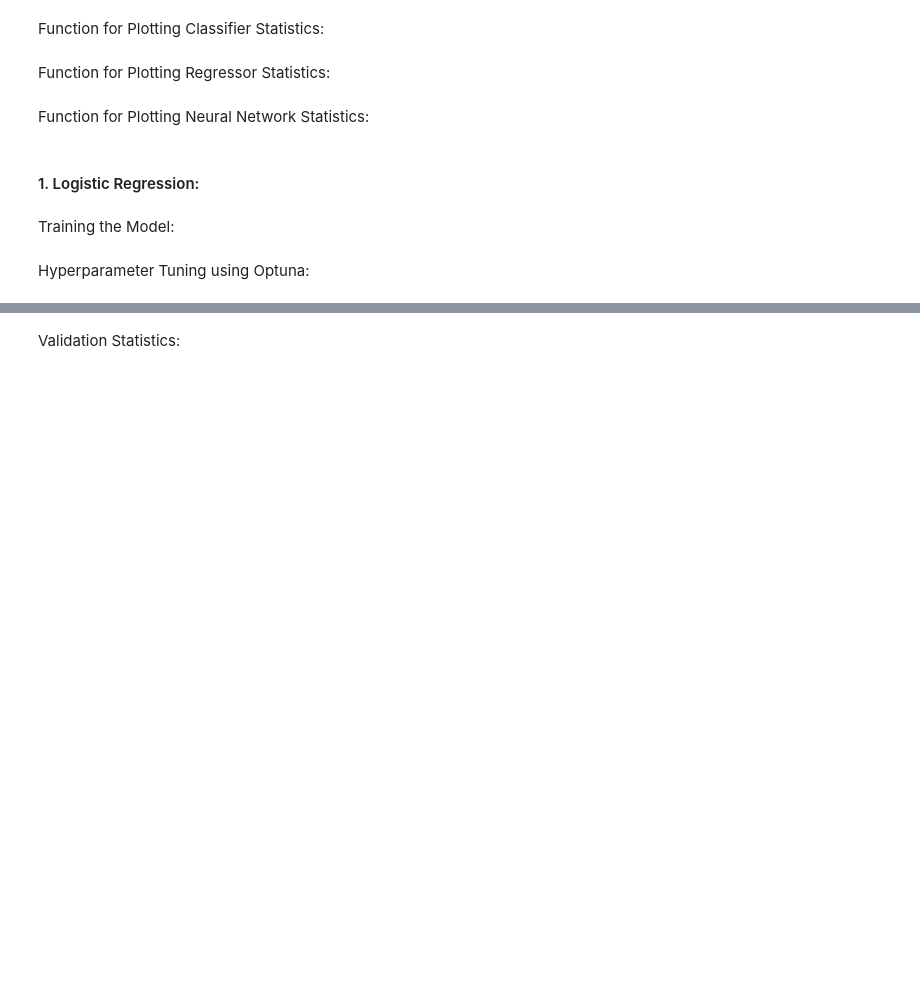
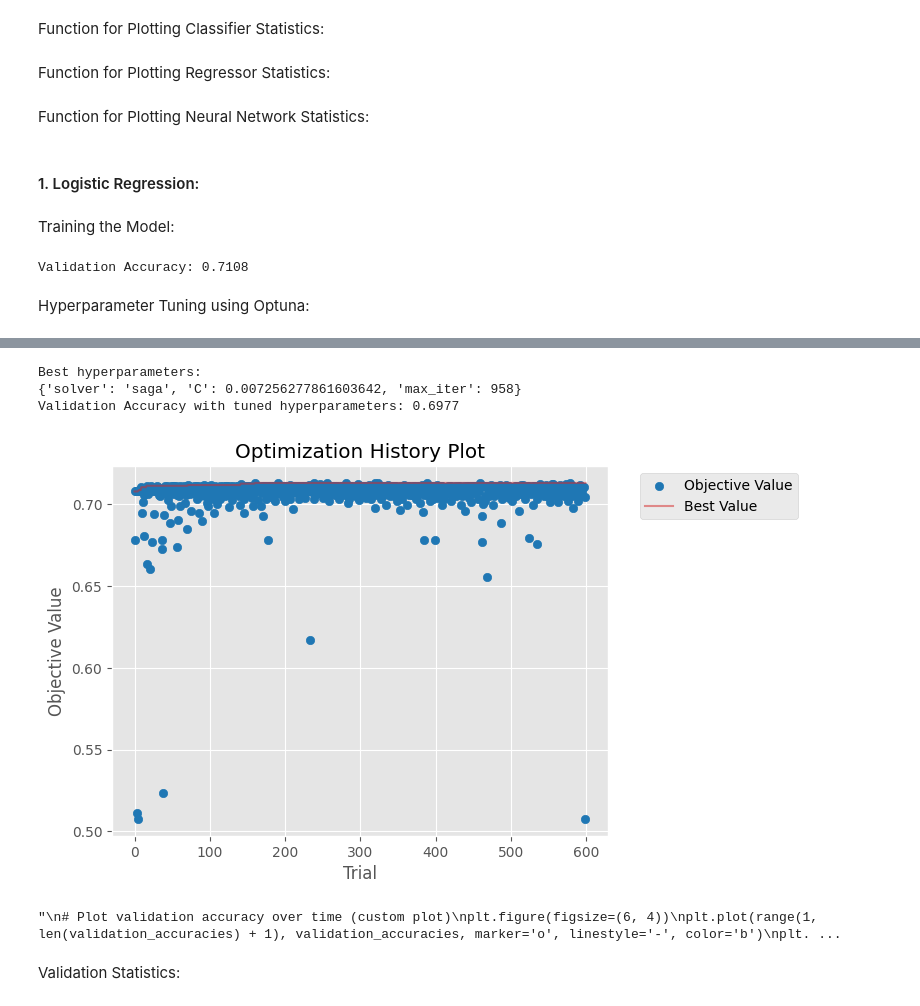
Before and after one commit to CaelynViljoen/ELEN4012A-Investigation-Project, a Jupyter notebook: Src/Training/NumericalData.ipynb, the cells around one changed output, grey strips where cells are left out. Cells and saved outputs as stored; diff of their text form; code cells hidden in the pictures; blank space fills up the shorter version.

```diff
--- a/Src/Training/NumericalData.ipynb
+++ b/Src/Training/NumericalData.ipynb
@@ -131,17 +209,17 @@ Standardise Dataset:
 scaler = StandardScaler()
 
 # Fit the scaler on the training data and transform both the train and val data
-X_train_scaled = scaler.fit_transform(X_train)
-X_val_scaled = scaler.transform(X_val)
+x_train_scaled = scaler.fit_transform(x_train)
+x_val_scaled = scaler.transform(x_val)
 
-x_test_scaled = scaler.fit_transform(X_test)
+x_test_scaled = scaler.fit_transform(x_test)
 
 # Optional: Convert the scaled data back into DataFrame (for readability purposes)
-X_train_scaled = pd.DataFrame(X_train_scaled, columns=X.columns)
-X_val_scaled = pd.DataFrame(X_val_scaled, columns=X.columns)
+x_train_scaled = pd.DataFrame(x_train_scaled, columns=x.columns)
+x_val_scaled = pd.DataFrame(x_val_scaled, columns=x.columns)
 
-x_test_scaled = pd.DataFrame(x_test_scaled, columns=X.columns)
+x_test_scaled = pd.DataFrame(x_test_scaled, columns=x.columns)
 
 # Display the first few rows of the scaled training data
 print("\nScaled training data:")
-display(X_train_scaled.head())
+display(x_train_scaled.head())
@@ -149,14 +235,14 @@ display(X_train_scaled.head())
 Removing Oedema from the standardised dataset:
 # %%
 # Remove the 'Oedema' feature from both the training and validation sets
-X_train_scaled = X_train_scaled.drop(columns=['Oedema'])
-X_val_scaled = X_val_scaled.drop(columns=['Oedema'])
+x_train_scaled = x_train_scaled.drop(columns=['Oedema'])
+x_val_scaled = x_val_scaled.drop(columns=['Oedema'])
 x_test_scaled = x_test_scaled.drop(columns=['Oedema'])
 
 # Display the first few rows of the updated training data
 print("\nTraining data after removing 'Oedema':")
-display(X_train_scaled.head())
+display(x_train_scaled.head())
 
 # Display the first few rows of the updated validation data
 print("\nValidation data after removing 'Oedema':")
-display(X_val_scaled.head())
+display(x_val_scaled.head())
@@ -442,12 +543,14 @@ Training the Model:
 LR_model = LogisticRegression(max_iter=1000) # instantiate the model
 
 #model.fit(X_train, y_train) # fitting the model on the training set
-LR_model.fit(X_train_scaled, y_train)
+LR_model.fit(x_train_scaled, y_train)
 
-y_pred = LR_model.predict(X_val_scaled) # making predictions on the validation set
+y_pred = LR_model.predict(x_val_scaled) # making predictions on the validation set
 
 accuracy = accuracy_score(y_val, y_pred) # calculate the accuracy of the model
 print(f"Validation Accuracy: {accuracy:.4f}")
+# %% [output]
+Validation Accuracy: 0.7108
 # %% [markdown]
 Hyperparameter Tuning using Optuna:
 # %%
@@ -469,7 +572,7 @@ def objective(trial):
     model = LogisticRegression(solver=solver, C=C, max_iter=max_iter, random_state=42)
 
     # Perform cross-validation to get an evaluation score
-    score = cross_val_score(model, X_train_scaled, y_train, cv=5, scoring='accuracy').mean()
+    score = cross_val_score(model, x_train_scaled, y_train, cv=5, scoring='accuracy').mean()
 
     # Append the validation accuracy for each trial to the list
     validation_accuracies.append(score)
@@ -490,10 +593,10 @@ print(study.best_params)
 # Train the Logistic Regression model using the best hyperparameters
 best_params = study.best_params
 LR_model_HP = LogisticRegression(**best_params, random_state=42)
-LR_model_HP.fit(X_train_scaled, y_train)
+LR_model_HP.fit(x_train_scaled, y_train)
 
 # Make predictions on the validation set
-y_val_pred = LR_model_HP.predict(X_val_scaled)
+y_val_pred = LR_model_HP.predict(x_val_scaled)
 
 # Evaluate the model
 accuracy = accuracy_score(y_val, y_val_pred)
@@ -513,3 +616,4 @@ plt.ylabel('Validation Accuracy')
 plt.grid(True)
 plt.show()
 """
+# %% [output]
@@ -516,3 +637,8 @@ plt.show()
+Best hyperparameters:
+{'solver': 'saga', 'C': 0.007256277861603642, 'max_iter': 958}
+Validation Accuracy with tuned hyperparameters: 0.6977
+[figure, added]
+"\n# Plot validation accuracy over time (custom plot)\nplt.figure(figsize=(6, 4))\nplt.plot(range(1, len(validation_accuracies) + 1), validation_accuracies, marker='o', linestyle='-', color='b')\nplt. ...
 # %% [markdown]
 Validation Statistics:
 # %%
```
Also changed, not shown: parts of 87 cells of this notebook.
